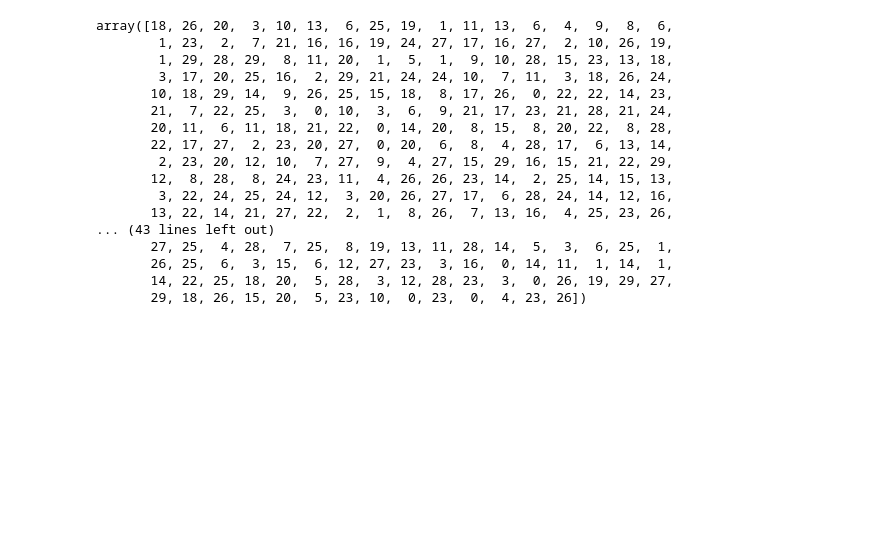
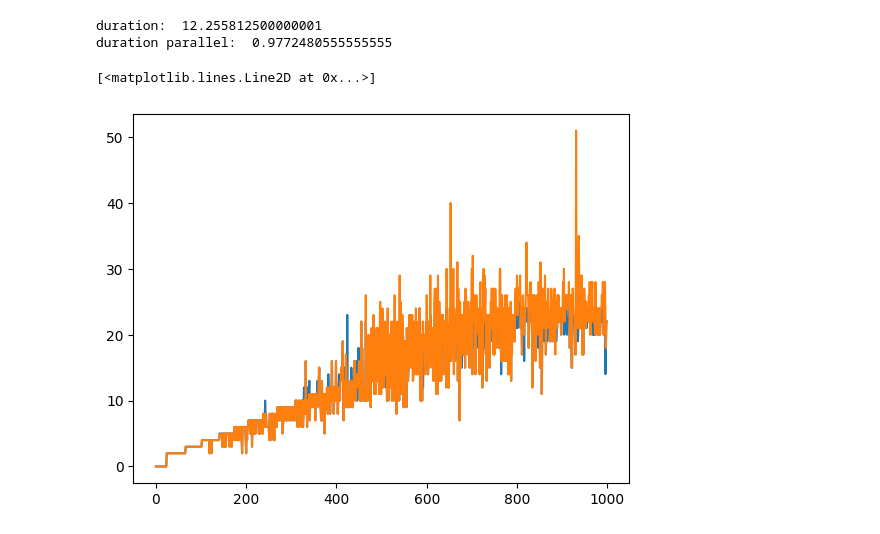
Before and after one commit to tttzof351/DeepDeepCube, a Jupyter notebook: notebooks/playground.ipynb, the cells around one changed output. Drawn from its saved outputs; the diff is of its cells as text; code cells hidden in the pictures; blank space fills up the shorter version.

Commit message:
Add cpp parallel report for 1000 test

```diff
--- a/notebooks/playground.ipynb
+++ b/notebooks/playground.ipynb
@@ -47,26 +15,2 @@ import numpy as np
-# %%
-num_random_disatnces = np.random.choice(
-        a=np.arange(0, 30),
-        size=1000
-)
-num_random_disatnces
-# %% [output]
-array([18, 26, 20,  3, 10, 13,  6, 25, 19,  1, 11, 13,  6,  4,  9,  8,  6,
-        1, 23,  2,  7, 21, 16, 16, 19, 24, 27, 17, 16, 27,  2, 10, 26, 19,
-        1, 29, 28, 29,  8, 11, 20,  1,  5,  1,  9, 10, 28, 15, 23, 13, 18,
-        3, 17, 20, 25, 16,  2, 29, 21, 24, 24, 10,  7, 11,  3, 18, 26, 24,
-       10, 18, 29, 14,  9, 26, 25, 15, 18,  8, 17, 26,  0, 22, 22, 14, 23,
-       21,  7, 22, 25,  3,  0, 10,  3,  6,  9, 21, 17, 23, 21, 28, 21, 24,
-       20, 11,  6, 11, 18, 21, 22,  0, 14, 20,  8, 15,  8, 20, 22,  8, 28,
-       22, 17, 27,  2, 23, 20, 27,  0, 20,  6,  8,  4, 28, 17,  6, 13, 14,
-        2, 23, 20, 12, 10,  7, 27,  9,  4, 27, 15, 29, 16, 15, 21, 22, 29,
-       12,  8, 28,  8, 24, 23, 11,  4, 26, 26, 23, 14,  2, 25, 14, 15, 13,
-        3, 22, 24, 25, 24, 12,  3, 20, 26, 27, 17,  6, 28, 24, 14, 12, 16,
-       13, 22, 14, 21, 27, 22,  2,  1,  8, 26,  7, 13, 16,  4, 25, 23, 26,
-... (43 lines left out)
-       27, 25,  4, 28,  7, 25,  8, 19, 13, 11, 28, 14,  5,  3,  6, 25,  1,
-       26, 25,  6,  3, 15,  6, 12, 27, 23,  3, 16,  0, 14, 11,  1, 14,  1,
-       14, 22, 25, 18, 20,  5, 28,  3, 12, 28, 23,  3,  0, 26, 19, 29, 27,
-       29, 18, 26, 15, 20,  5, 23, 10,  0, 23,  0,  4, 23, 26])
 # %%
-df_1000 = pd.read_pickle("../assets/reports/cpp_reports_1000.pkl")
+parallel_df = pd.read_pickle("../assets/reports/cpp_parallel_reports.pkl")
@@ -72,0 +32,15 @@ df_1000 = pd.read_pickle("../assets/reports/cpp_reports_1000.pkl")
+# %%
+print("duration: ", df["duration_sec"].sum() / 3600)
+print("duration parallel: ", parallel_df["duration_sec"].sum() / 3600)
+# %% [output]
+duration:  12.255812500000001
+duration parallel:  0.9772480555555555
+# %%
+df["solution_len"] = [len(s) for s in df["solution"]]
+parallel_df["solution_len"] = [len(s) for s in parallel_df["solution"]]
+# %%
+plt.plot(df["solution_len"])
+plt.plot(parallel_df["solution_len"])
+# %% [output]
+[<matplotlib.lines.Line2D at 0x...>]
+[figure, added]
```
Also changed, not shown: parts of 23 cells of this notebook, 2 other files.
